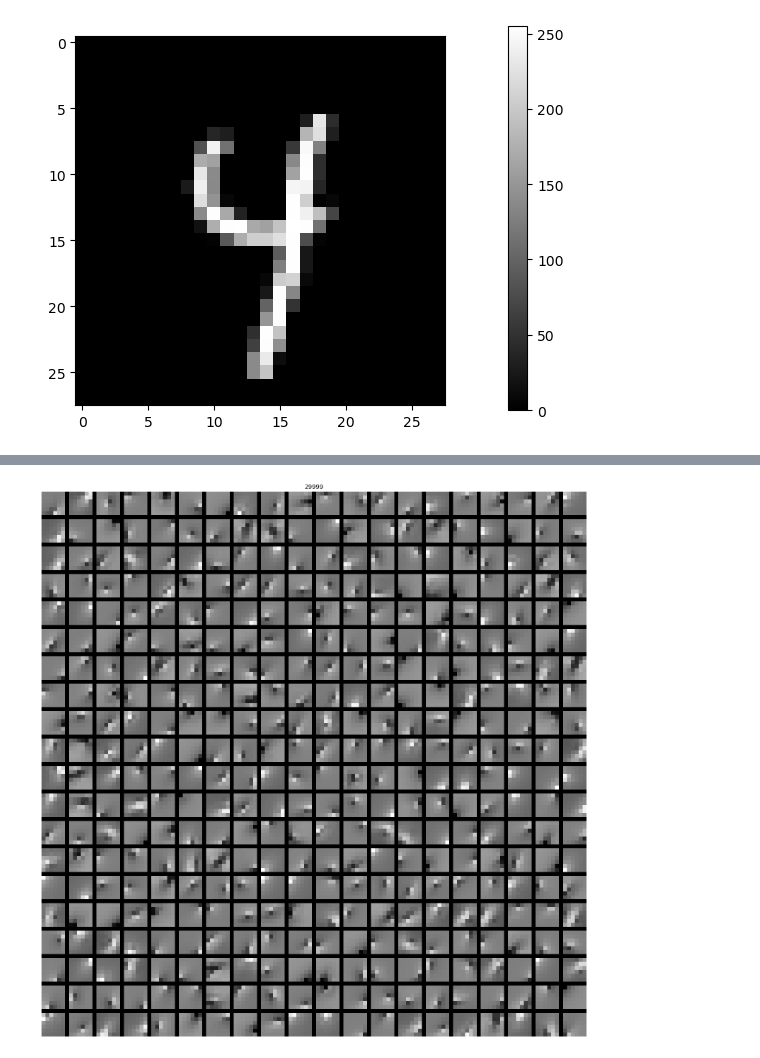
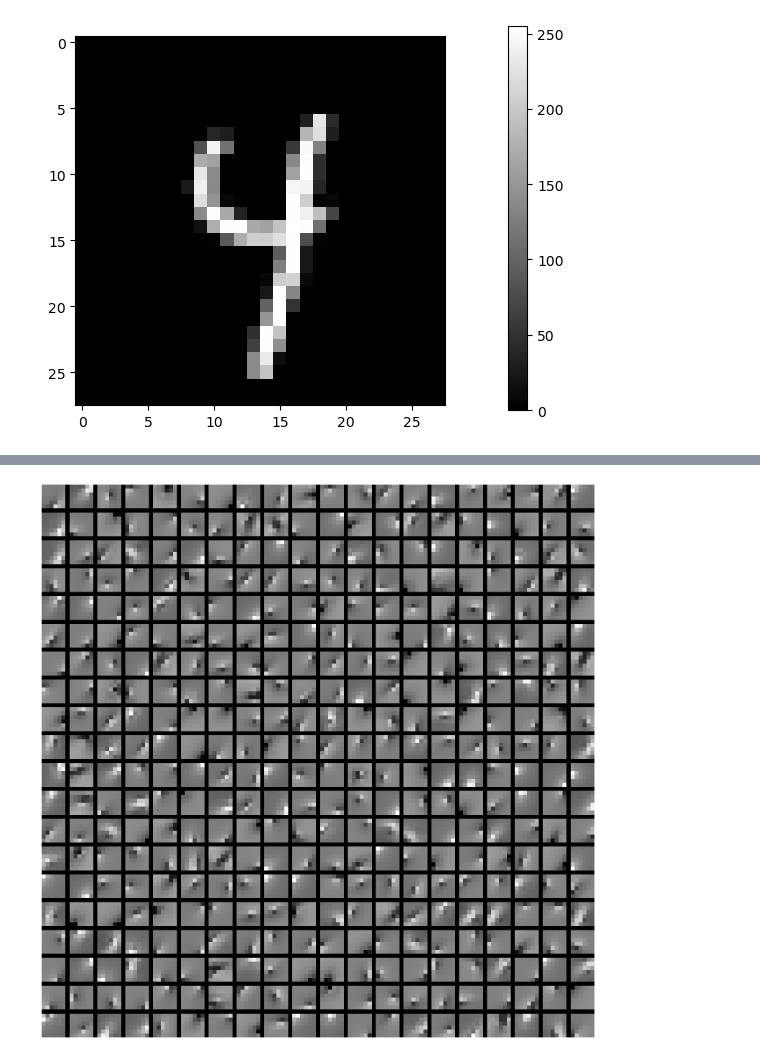
Before and after one commit to derek1909/Sparse-Coding, a Jupyter notebook: sparse_coding_torch_Demo.ipynb, the cells around one changed output, grey strips where cells are left out. Saved outputs shown, nothing was run; the diff lists cells and outputs as text; code cells hidden in the pictures.

```diff
--- a/sparse_coding_torch_Demo.ipynb
+++ b/sparse_coding_torch_Demo.ipynb
@@ -122,8 +108,9 @@ for i in range(totalSteps1,STEPS):
+# %%
+basis1_host = np.array(np.load("basis1_MNIST_first1000.npz")['basis1'])
 # %%
 #Dictionary Visualization
-basis1_host = basis1.cpu().numpy()
 fig = plt.figure(figsize = (20,20))
 ax = fig.gca()
-utility.displayVecArry(basis1_host,20,20,ax=ax,title=i,equal_contrast=True) #Visualize first 400 Dictionary Elements
+utility.displayVecArry(basis1_host,20,20,ax=ax,equal_contrast=True) #Visualize first 400 Dictionary Elements
 # %% [output]
-[figure, old version]
+[figure, new version]
```
Also changed, not shown: parts of 5 cells of this notebook, 2 other files.
